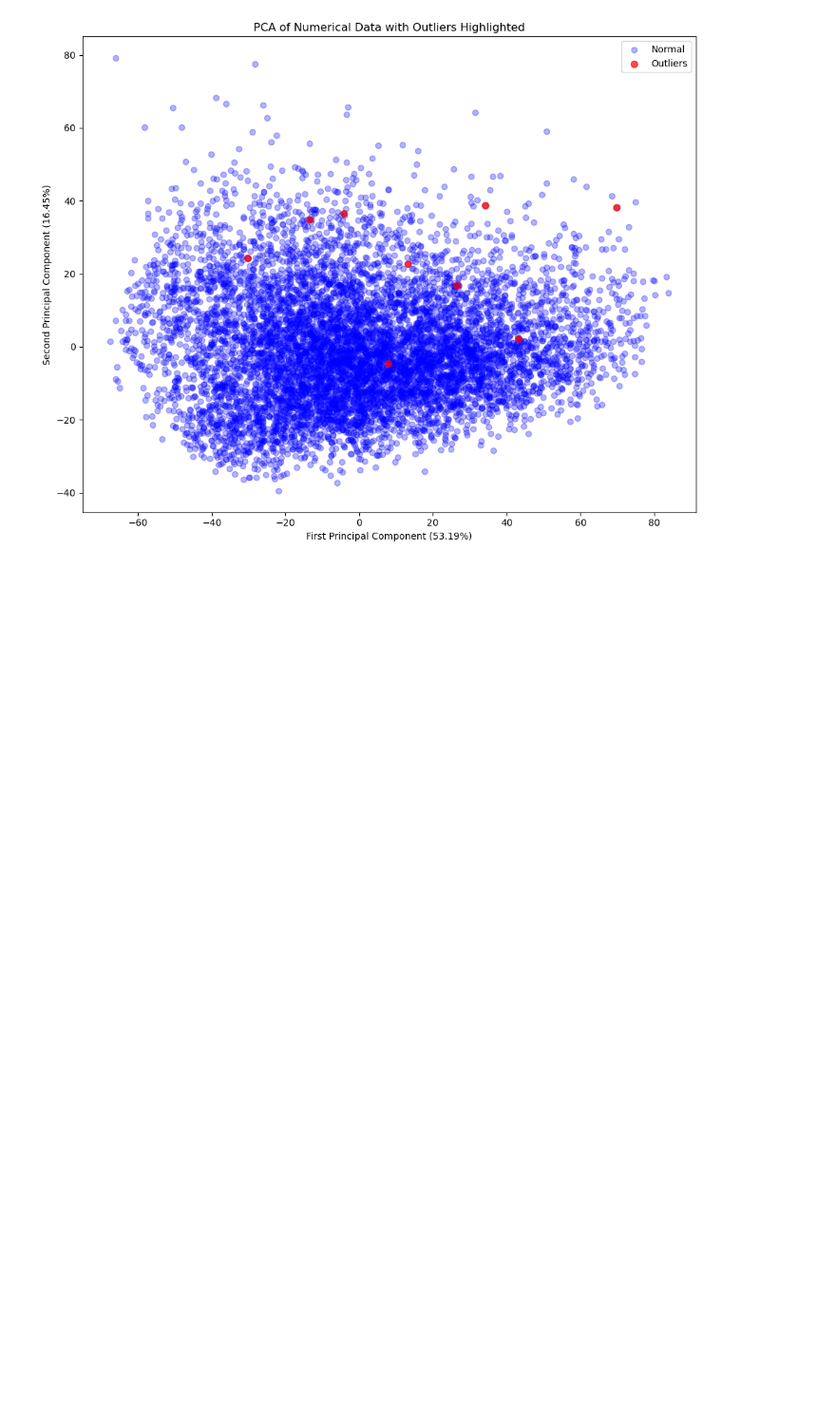
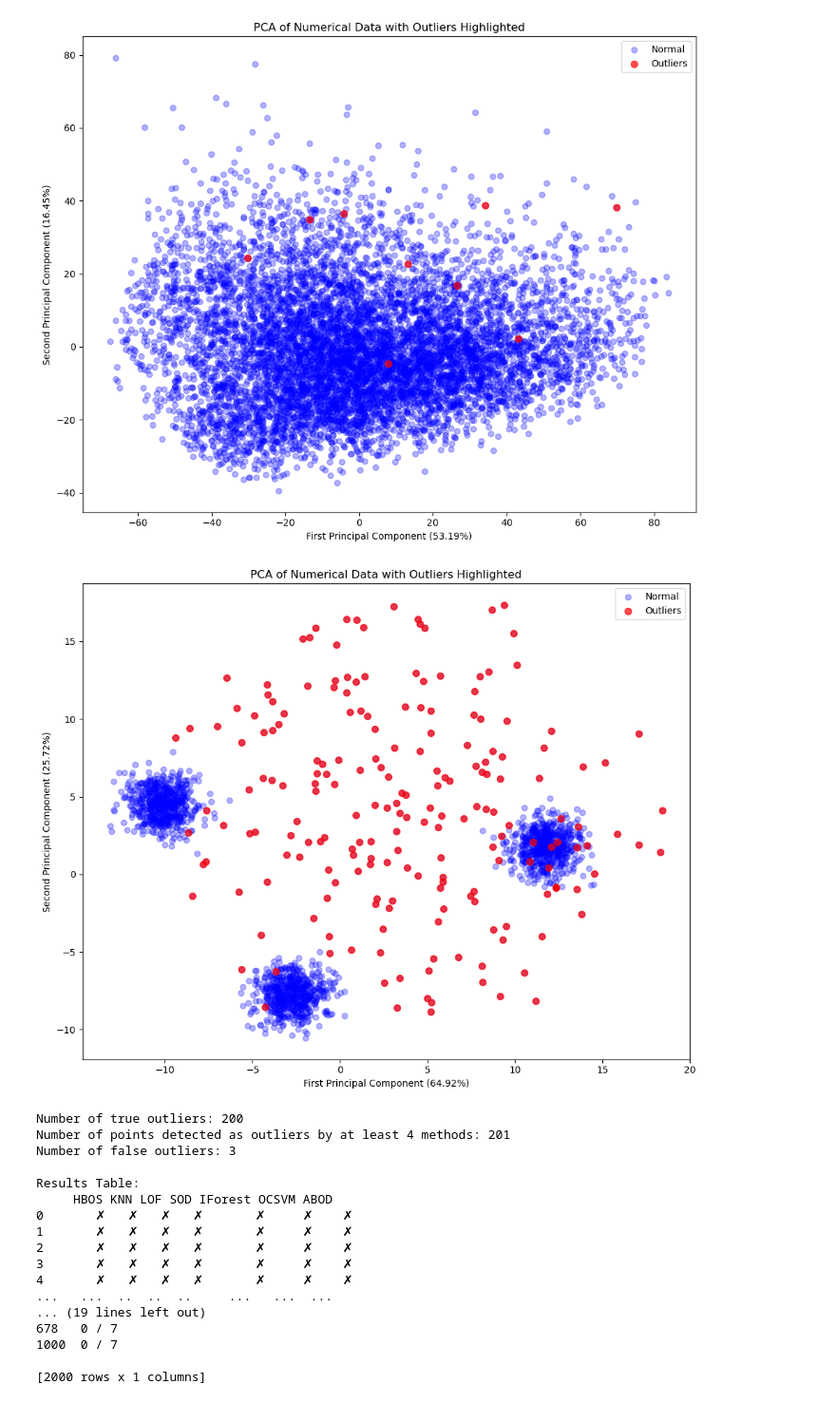
Before and after one commit to sprintaway/toolkitdemo, a Jupyter notebook: demo2.ipynb, the cells around one changed output. Shown at 95% size. Cells and saved outputs as stored; diff of their text form; code cells hidden in the pictures; blank space fills up the shorter version.

```diff
--- a/demo2.ipynb
+++ b/demo2.ipynb
@@ -143,3 +143,73 @@ Outliers selected by at least 6 methods: [112, 376, 403, 695, 943, 1061, 1082, 1
 plot = od.pcaplot(all_selected)
 # %% [output]
 [figure]
+# %%
+import numpy as np
+import pandas as pd
+from sklearn.datasets import make_blobs
+from outlier_detection import OutlierDetector
+import matplotlib.pyplot as plt
+
+# Generate synthetic data
+n_samples = 2000
+n_outliers = int(0.1 * n_samples)
+n_features = 4
+
+X, _ = make_blobs(n_samples=n_samples - n_outliers, centers=3, n_features=n_features, random_state=42)
+
+outliers = np.random.uniform(low=-10, high=10, size=(n_outliers, n_features))
+
+X = np.vstack([X, outliers])
+
+columns = [f'feature_{i}' for i in range(n_features)]
+df = pd.DataFrame(X, columns=columns)
+
+y = np.zeros(n_samples)
+y[-n_outliers:] = 1
+
+od = OutlierDetector(df, y)
+
+od.run_selection()
+
+selected_by_four = od.selected_by_at_least(4)
+
+true_outliers = set(range(n_samples - n_outliers, n_samples))
+detected_outliers = set(selected_by_four)
+false_outliers = detected_outliers - true_outliers
+
+fig, ax = od.pcaplot(selected_by_four)
+
+ax.legend()
+
+plt.show()
+
+print(f"Number of true outliers: {n_outliers}")
+print(f"Number of points detected as outliers by at least 4 methods: {len(selected_by_four)}")
+print(f"Number of false outliers: {len(false_outliers)}")
+
+results_table = od.get_results_table()
+print("\nResults Table:")
+print(results_table)
+
+count_table = od.get_count()
+print("\nCount Table:")
+print(count_table)
+# %% [output]
+[figure, added]
+Number of true outliers: 200
+Number of points detected as outliers by at least 4 methods: 201
+Number of false outliers: 3
+
+Results Table:
+     HBOS KNN LOF SOD IForest OCSVM ABOD
+0       ✗   ✗   ✗   ✗       ✗     ✗    ✗
+1       ✗   ✗   ✗   ✗       ✗     ✗    ✗
+2       ✗   ✗   ✗   ✗       ✗     ✗    ✗
+3       ✗   ✗   ✗   ✗       ✗     ✗    ✗
+4       ✗   ✗   ✗   ✗       ✗     ✗    ✗
+...   ...  ..  ..  ..     ...   ...  ...
+... (19 lines left out)
+678   0 / 7
+1000  0 / 7
+
+[2000 rows x 1 columns]
```
Also changed, not shown: parts of 2 cells of this notebook, 5 other files.
